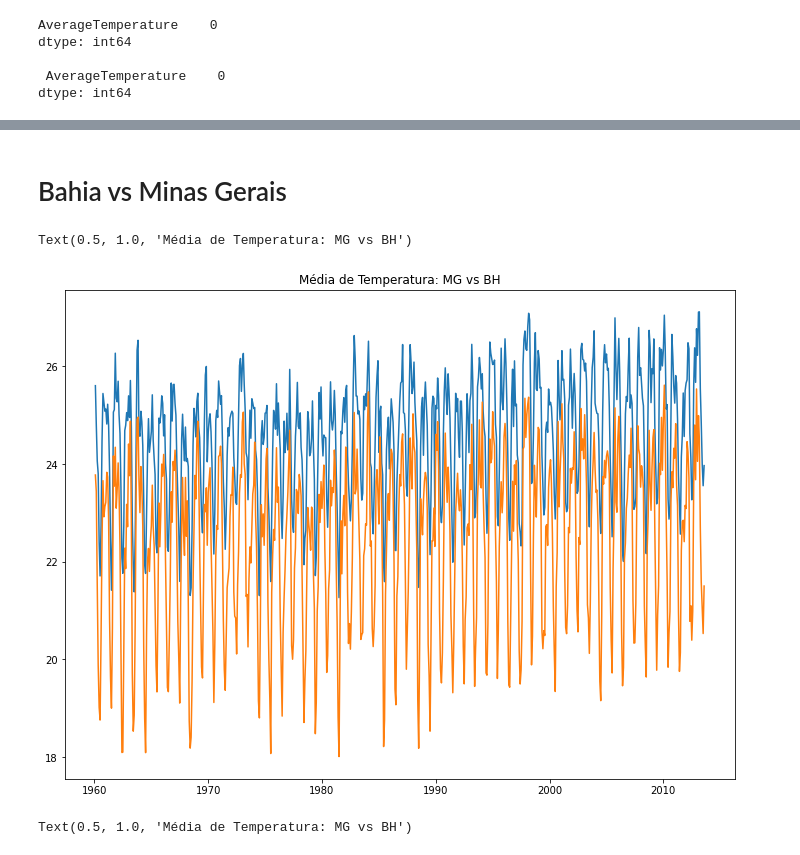
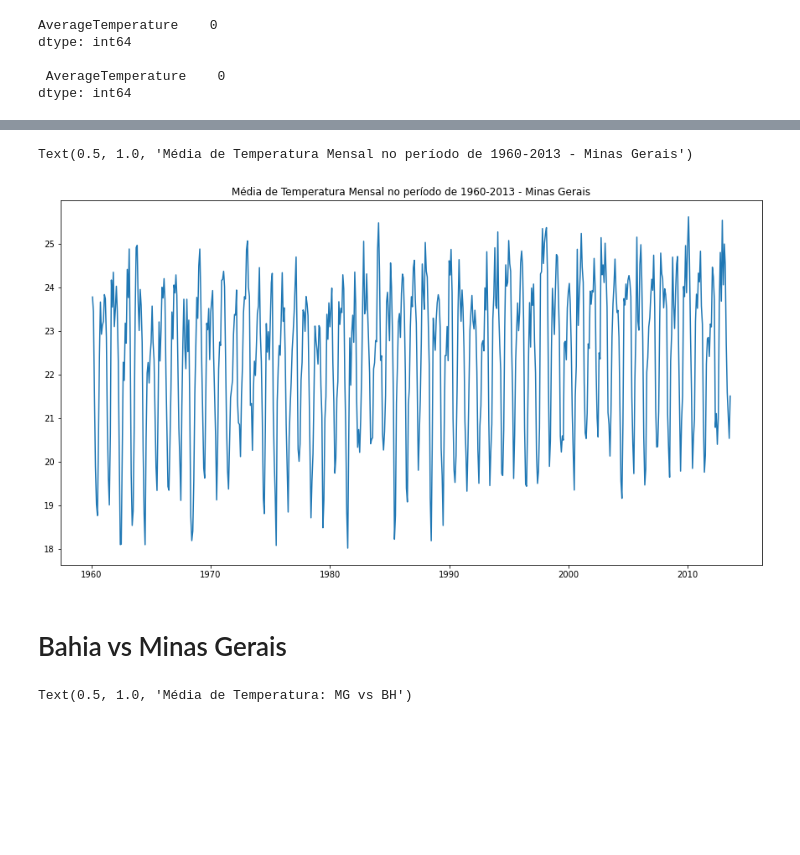
Before and after one commit to Raisler/DataScience_Portfolio, a Jupyter notebook: TemperatureAnalisys/Temperatures_BH_MG.ipynb, the cells around one changed output, grey strips where cells are left out. Drawn from its saved outputs; the diff is of its cells as text; code cells hidden in the pictures; blank space fills up the shorter version.

```diff
--- a/TemperatureAnalisys/Temperatures_BH_MG.ipynb
+++ b/TemperatureAnalisys/Temperatures_BH_MG.ipynb
@@ -332,14 +314,12 @@ dtype: int64
+# %%
+plt.figure(figsize=[15, 8])
+plt.plot(MG.index, MG.AverageTemperature)
+plt.title('Média de Temperatura Mensal no período de 1960-2013 - Minas Gerais')
+# %% [output]
+Text(0.5, 1.0, 'Média de Temperatura Mensal no período de 1960-2013 - Minas Gerais')
+[figure, added]
 # %% [markdown]
 # Bahia vs Minas Gerais
-# %%
-plt.figure(figsize=[12, 9])
-x = Bahia.index
-plt.plot(x, Bahia['AverageTemperature'])
-plt.plot(x, MG['AverageTemperature'] )
-plt.title('Média de Temperatura: MG vs BH')
-# %% [output]
-Text(0.5, 1.0, 'Média de Temperatura: MG vs BH')
-[figure, removed]
 # %%
 plt.figure(figsize=[12, 9])
 x = Bahia.index
```
Also changed, not shown: parts of 17 cells of this notebook.
